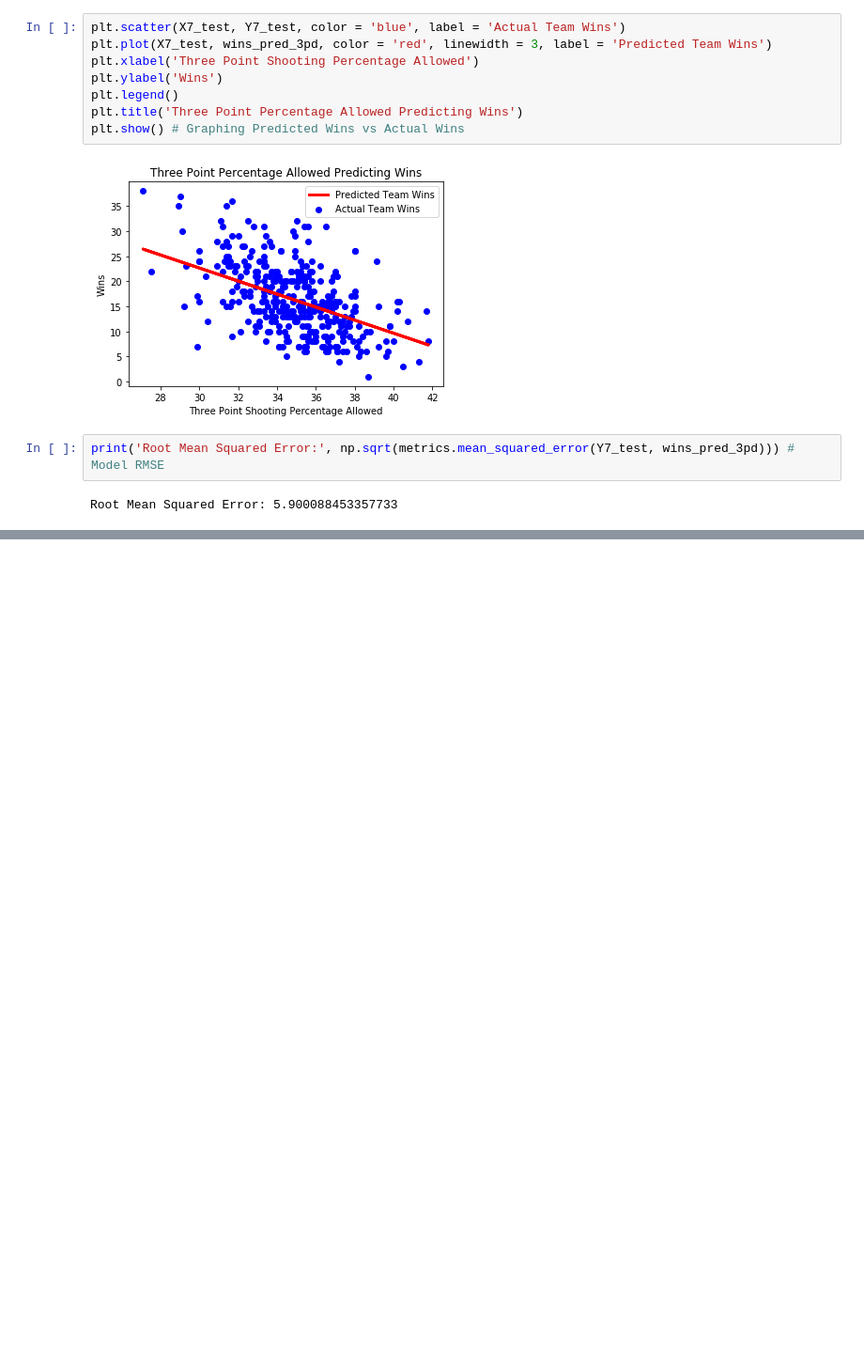
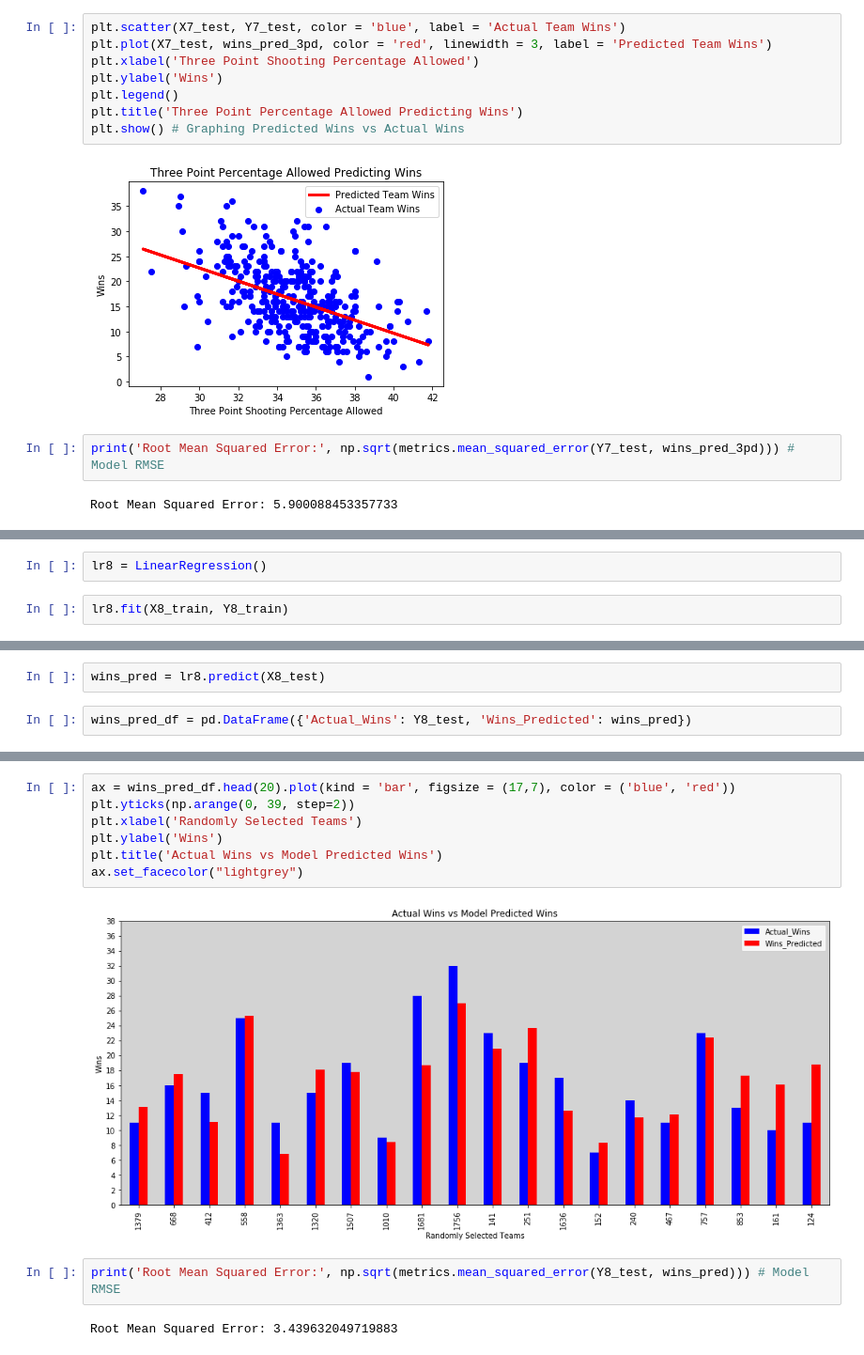
Before and after one commit to ChrisFiorentine/mod2_project, a Jupyter notebook: Final_notebook.ipynb, the cells around one changed output, grey strips where cells are left out. Shown at 94% size. Saved outputs shown, nothing was run; the diff lists cells and outputs as text; blank space fills up the shorter version.

```diff
--- a/Final_notebook.ipynb
+++ b/Final_notebook.ipynb
@@ -1081,0 +1125,4 @@ Root Mean Squared Error: 5.900088453357733
+# %%
+lr8 = LinearRegression()
+# %%
+lr8.fit(X8_train, Y8_train)
@@ -1081,0 +1140,4 @@ Root Mean Squared Error: 5.900088453357733
+# %%
+wins_pred = lr8.predict(X8_test)
+# %%
+wins_pred_df = pd.DataFrame({'Actual_Wins': Y8_test, 'Wins_Predicted': wins_pred})
@@ -1081,0 +1160,13 @@ Root Mean Squared Error: 5.900088453357733
+# %%
+ax = wins_pred_df.head(20).plot(kind = 'bar', figsize = (17,7), color = ('blue', 'red'))
+plt.yticks(np.arange(0, 39, step=2))
+plt.xlabel('Randomly Selected Teams')
+plt.ylabel('Wins')
+plt.title('Actual Wins vs Model Predicted Wins')
+ax.set_facecolor("lightgrey")
+# %% [output]
+[figure, added]
+# %%
+print('Root Mean Squared Error:', np.sqrt(metrics.mean_squared_error(Y8_test, wins_pred))) # Model RMSE
+# %% [output]
+Root Mean Squared Error: 3.439632049719883
```
Also changed, not shown: parts of 11 cells of this notebook.
